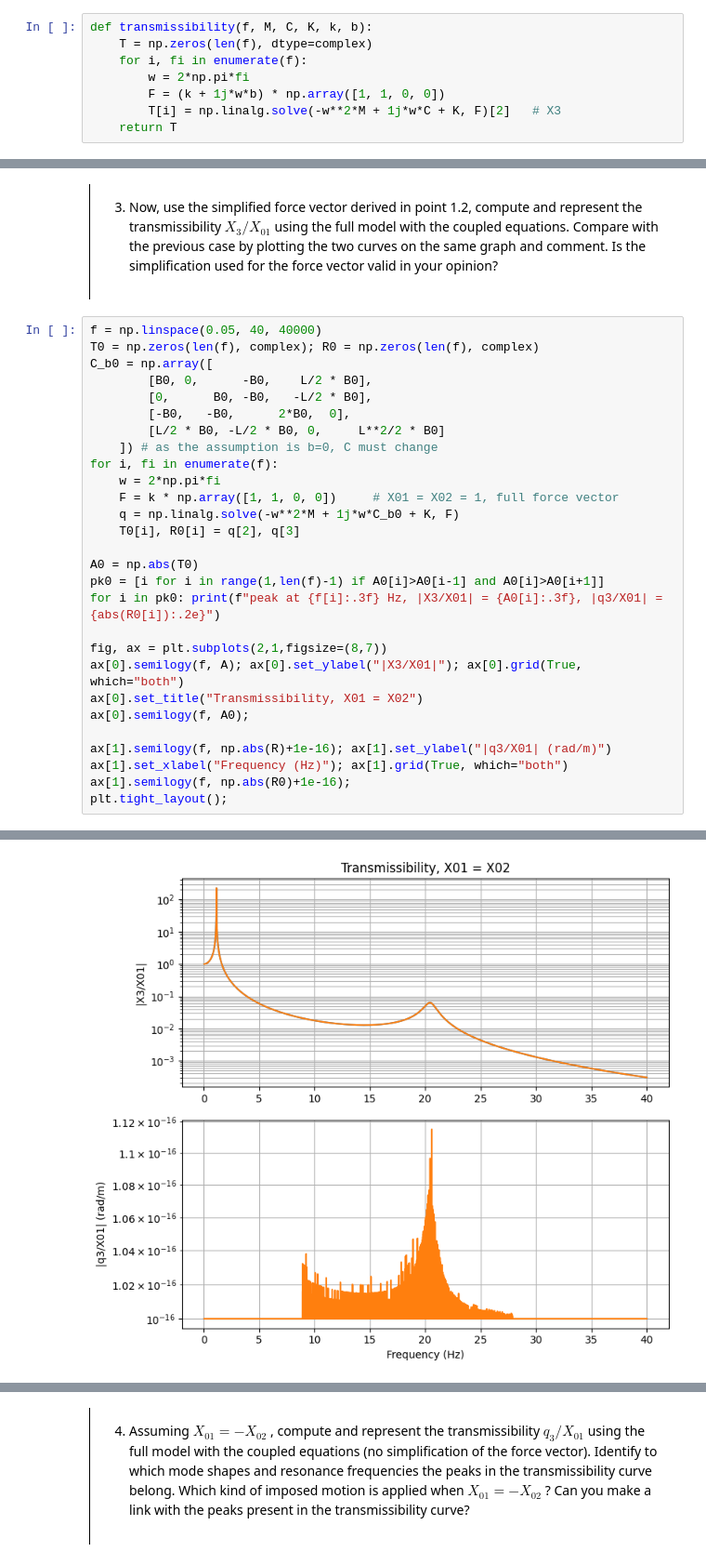
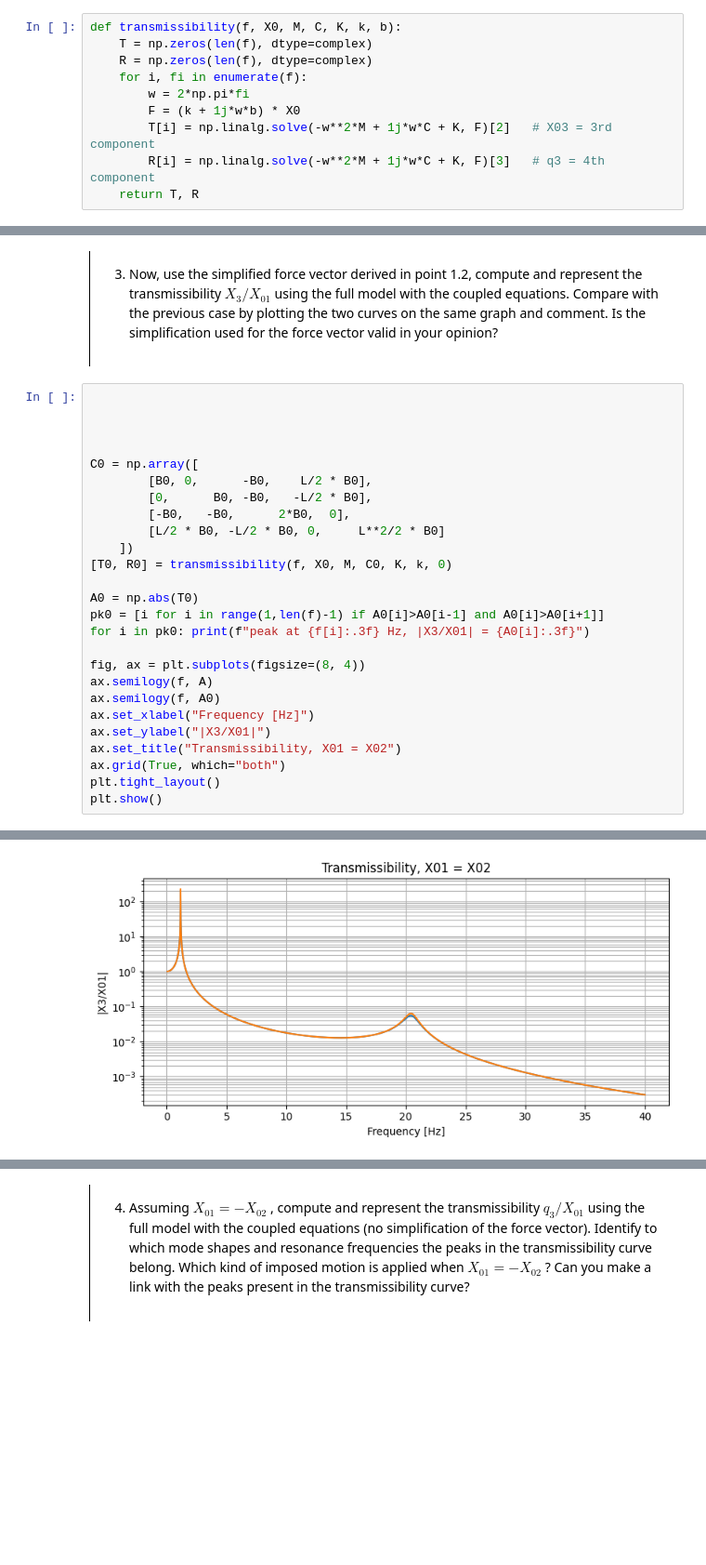
Before and after one commit to EmilienJottrand/MV2627_Exercises, a Jupyter notebook: Project2627/project.ipynb, the cells around one changed output, grey strips where cells are left out. Shown at 93% size. Cells and saved outputs as stored; diff of their text form; blank space fills up the shorter version.

```diff
--- a/Project2627/project.ipynb
+++ b/Project2627/project.ipynb
@@ -107,13 +107,15 @@ print(f); print(V)
 
 </div>
 # %%
-def transmissibility(f, M, C, K, k, b):
+def transmissibility(f, X0, M, C, K, k, b):
     T = np.zeros(len(f), dtype=complex)
+    R = np.zeros(len(f), dtype=complex)
     for i, fi in enumerate(f):
         w = 2*np.pi*fi
-        F = (k + 1j*w*b) * np.array([1, 1, 0, 0])
-        T[i] = np.linalg.solve(-w**2*M + 1j*w*C + K, F)[2]   # X3
-    return T
+        F = (k + 1j*w*b) * X0
+        T[i] = np.linalg.solve(-w**2*M + 1j*w*C + K, F)[2]   # X03 = 3rd component
+        R[i] = np.linalg.solve(-w**2*M + 1j*w*C + K, F)[3]   # q3 = 4th component
+    return T, R
 # %%
 import matplotlib.pyplot as plt
 
@@ -144,31 +151,29 @@ plt.tight_layout();
 
 </div>
 # %%
-f = np.linspace(0.05, 40, 40000)
-T0 = np.zeros(len(f), complex); R0 = np.zeros(len(f), complex)
-C_b0 = np.array([
+
+
+
+
+C0 = np.array([
         [B0, 0,      -B0,    L/2 * B0],
         [0,      B0, -B0,   -L/2 * B0],
         [-B0,   -B0,      2*B0,  0],
         [L/2 * B0, -L/2 * B0, 0,     L**2/2 * B0]
-    ]) # as the assumption is b=0, C must change
-for i, fi in enumerate(f):
-    w = 2*np.pi*fi
-    F = k * np.array([1, 1, 0, 0])     # X01 = X02 = 1, full force vector
-    q = np.linalg.solve(-w**2*M + 1j*w*C_b0 + K, F)
-    T0[i], R0[i] = q[2], q[3]
+    ])
+[T0, R0] = transmissibility(f, X0, M, C0, K, k, 0)
 
 A0 = np.abs(T0)
 pk0 = [i for i in range(1,len(f)-1) if A0[i]>A0[i-1] and A0[i]>A0[i+1]]
-for i in pk0: print(f"peak at {f[i]:.3f} Hz, |X3/X01| = {A0[i]:.3f}, |q3/X01| = {abs(R0[i]):.2e}")
+for i in pk0: print(f"peak at {f[i]:.3f} Hz, |X3/X01| = {A0[i]:.3f}")
 
-fig, ax = plt.subplots(2,1,figsize=(8,7))
-ax[0].semilogy(f, A); ax[0].set_ylabel("|X3/X01|"); ax[0].grid(True, which="both")
-ax[0].set_title("Transmissibility, X01 = X02")
-ax[0].semilogy(f, A0);
-
-ax[1].semilogy(f, np.abs(R)+1e-16); ax[1].set_ylabel("|q3/X01| (rad/m)")
-ax[1].set_xlabel("Frequency (Hz)"); ax[1].grid(True, which="both")
-ax[1].semilogy(f, np.abs(R0)+1e-16);
-plt.tight_layout();
+fig, ax = plt.subplots(figsize=(8, 4))
+ax.semilogy(f, A)
+ax.semilogy(f, A0)
+ax.set_xlabel("Frequency [Hz]")
+ax.set_ylabel("|X3/X01|")
+ax.set_title("Transmissibility, X01 = X02")
+ax.grid(True, which="both")
+plt.tight_layout()
+plt.show()
 # %% [output]
@@ -177 +182 @@ peak at 20.425 Hz, |X3/X01| = 0.063, |q3/X01| = 2.41e-18
-[figure, old version]
+[figure, new version]
```
Also changed, not shown: parts of 20 cells of this notebook.
